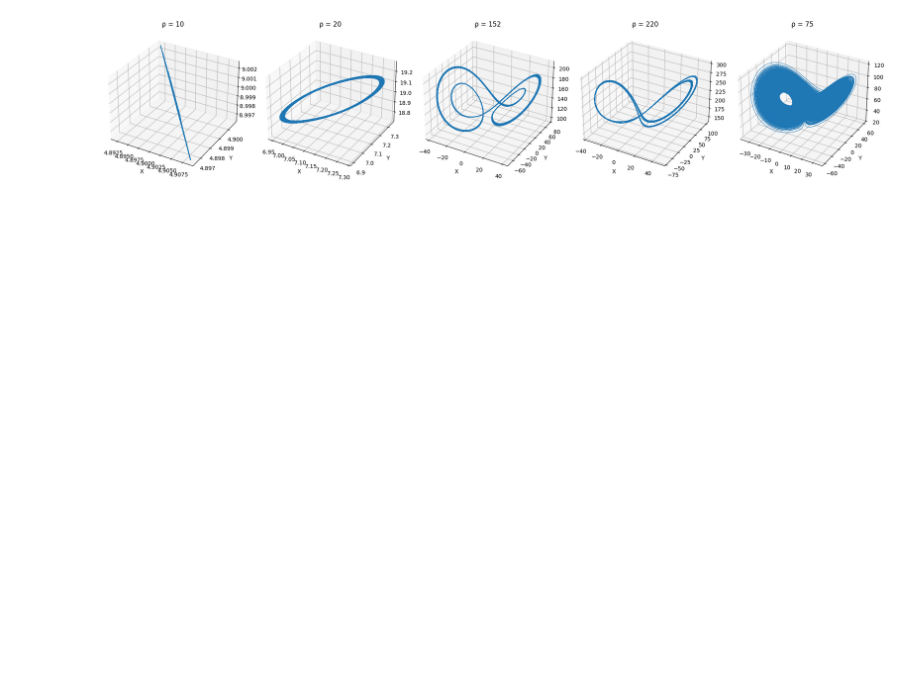
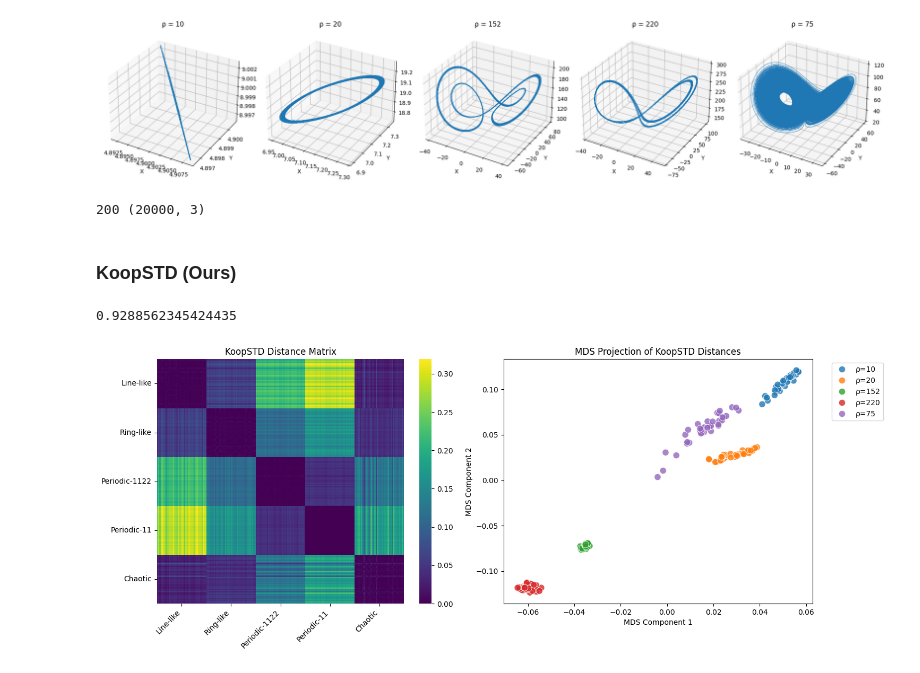
Before and after one commit to ZhangShimin1/KoopSTD, a Jupyter notebook: lorenz63.ipynb, the cells around one changed output. Saved outputs shown, nothing was run; the diff lists cells and outputs as text; code cells hidden in the pictures; blank space fills up the shorter version.

```diff
--- a/lorenz63.ipynb
+++ b/lorenz63.ipynb
@@ -6,2 +18,65 @@ ds.visualize_data(time_range=None)
 # %% [output]
 [figure]
+# %%
+data = lorenz.data
+print(len(data), data[0].shape)
+# %% [output]
+200 (20000, 3)
+# %% [markdown]
+### KoopSTD (Ours)
+# %%
+koopstd_params = {'hop_size': 1, 'win_len': 500, 'rank': 10, 'lamb': 0}  # hyper-parameters for KoopSTD(l,s,r)
+wasserstein_params = {'p': 1, 'method': 'emd'}  # hyper-parameters for Wasserstein distance
+
+koopstd = KoopOpMetric(X=lorenz.data, kmd_method='koopstd', kmd_params=koopstd_params, dist='wasserstein', dist_params=wasserstein_params, device='cuda')
+koopstd_dist_matrix = koopstd.fit_score()
+
+# Evaluate the performance of KoopSTD by Silhouette Coefficient
+me = MetricEvaluator(distance_matrix=koopstd_dist_matrix, cluster_sizes=[40, 40, 40, 40, 40])
+silhouette = me.evaluate()
+print(silhouette)
+# %% [output]
+0.9288562345424435
+# %%
+# Create a figure with two subplots
+fig, axes = plt.subplots(1, 2, figsize=(15, 6))
+
+# Plot heatmap
+sns.heatmap(koopstd_dist_matrix, cmap='viridis', ax=axes[0])
+lorenz_names = ['Line-like', 'Ring-like', 'Periodic-1122', 'Periodic-11', 'Chaotic']
+axes[0].set_title('KoopSTD Distance Matrix')
+
+# Set custom tick labels
+tick_positions = [20, 60, 100, 140, 180]  # Middle of each group (40 clips each)
+axes[0].set_xticks(tick_positions)
+axes[0].set_yticks(tick_positions)
+axes[0].set_xticklabels(lorenz_names, rotation=45, ha='right')
+axes[0].set_yticklabels(lorenz_names, rotation=0)
+
+# Perform MDS for visualization
+vis = MDS(n_components=2, dissimilarity='precomputed', random_state=42)
+embedding = vis.fit_transform(koopstd_dist_matrix)
+
+# Create DataFrame for scatter plot
+df = pd.DataFrame()
+df["x"] = embedding[:, 0]
+df["y"] = embedding[:, 1]
+
+# Add labels for different rho values (5 rho values, 40 clips each)
+rho_labels = []
+rho_values = [10, 20, 152, 220, 75]
+for rho in rho_values:
+    rho_labels.extend([f"ρ={rho}"] * 40)  # 40 clips per rho value
+df["System"] = rho_labels
+
+# Plot scatter with improved styling
+sns.scatterplot(data=df, x="x", y="y", hue="System", ax=axes[1], s=80, alpha=0.8)
+axes[1].set_title('MDS Projection of KoopSTD Distances')
+axes[1].set_xlabel('MDS Component 1')
+axes[1].set_ylabel('MDS Component 2')
+axes[1].legend(bbox_to_anchor=(1.05, 1), loc='upper left')
+
+plt.tight_layout()
+plt.show()
+# %% [output]
+[figure, added]
```
Also changed, not shown: parts of 4 cells of this notebook, 6 other files.
